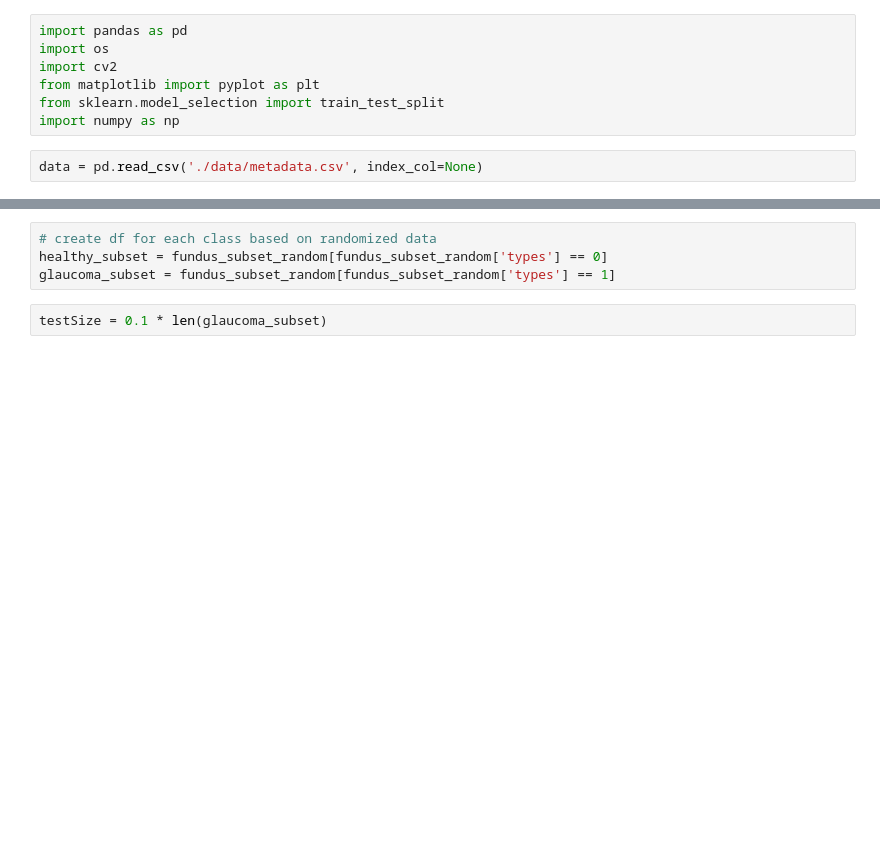
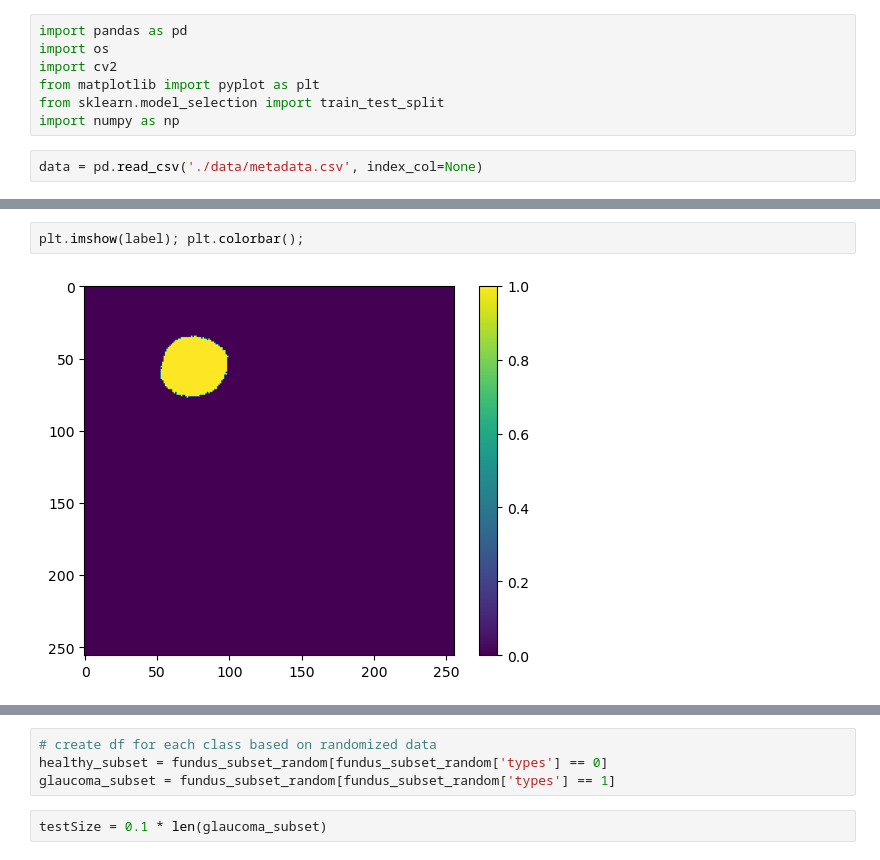
Before and after one commit to mrmapa/GlaucomaDetectionBenchmarking, a Jupyter notebook: Data Exploration.ipynb, the cells around one changed output, grey strips where cells are left out. Cells and saved outputs as stored; diff of their text form; blank space fills up the shorter version.

```diff
--- a/Data Exploration.ipynb
+++ b/Data Exploration.ipynb
@@ -10,3 +68,7 @@ data = pd.read_csv('./data/metadata.csv', index_col=None)
+# %%
+plt.imshow(label); plt.colorbar();
+# %% [output]
+[figure, added]
 # %%
 fundus_subset = data[(data['fundus'].notnull()) & (data['fundus'] != -1) & (data['types'] != -1)]
 fundus_subset = fundus_subset[['types', 'fundus', 'names']]
```
Also changed, not shown: parts of 27 cells of this notebook, 10 other files.
